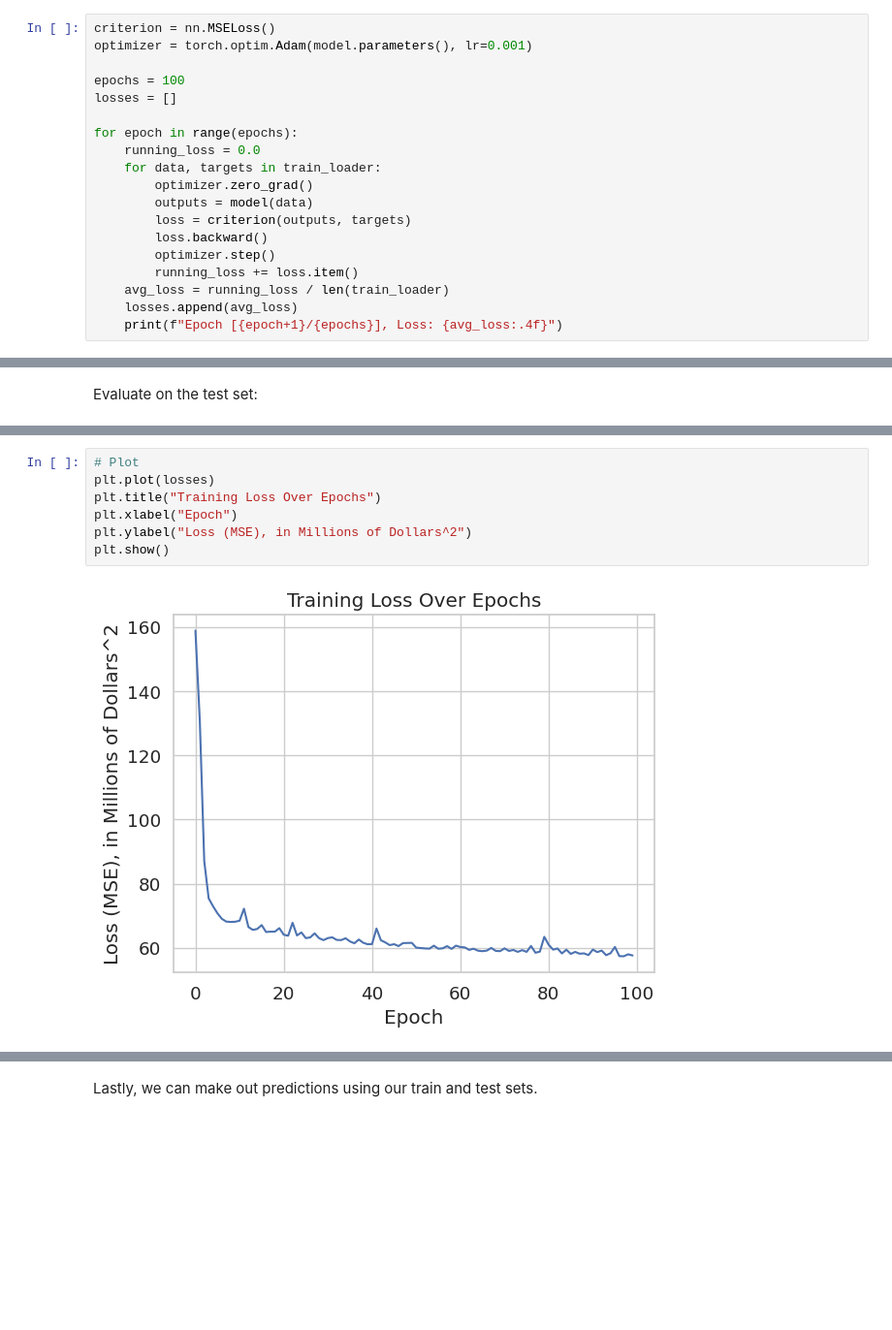
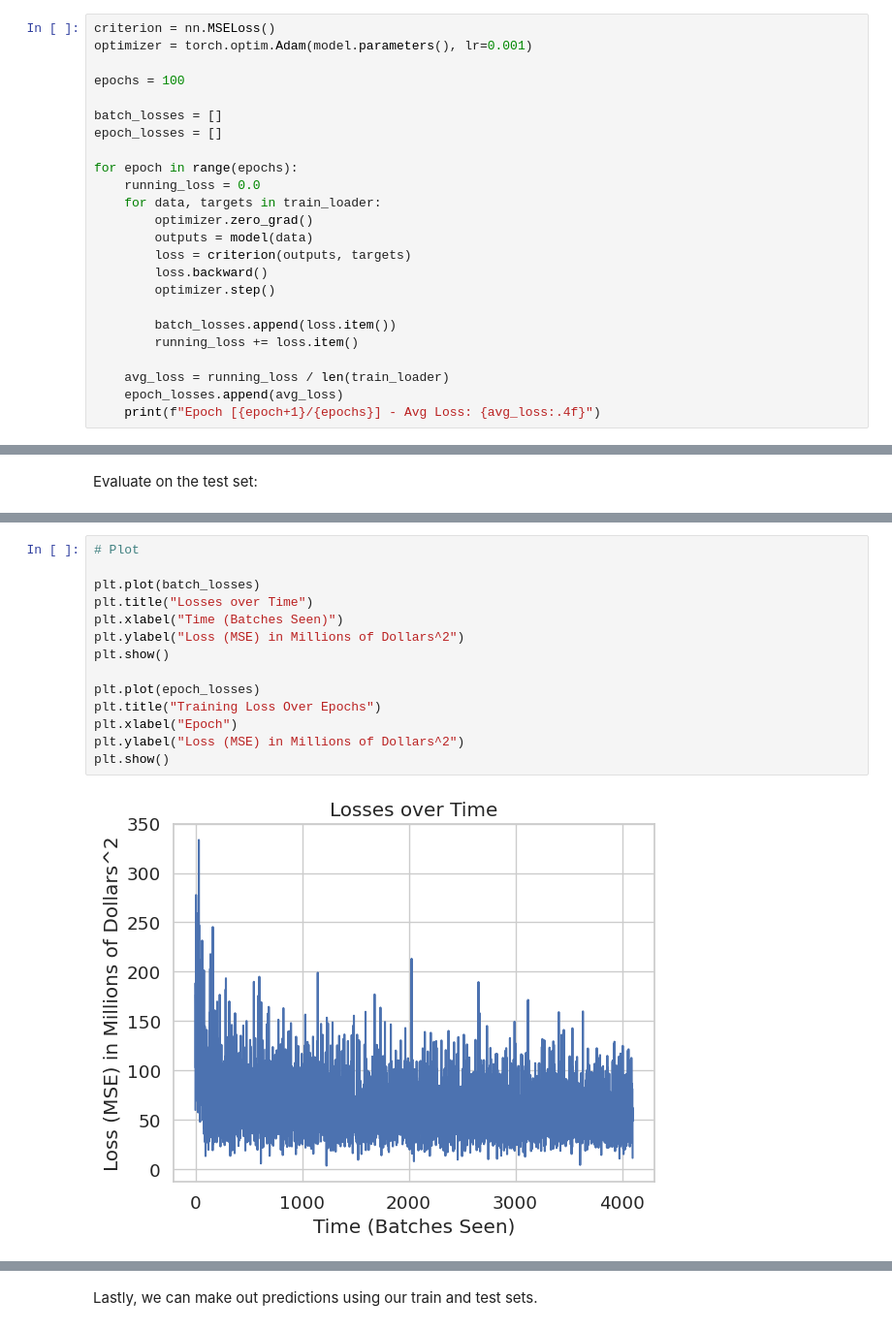
Before and after one commit to kashyapkolukula/CMSC320_S25_Project, a Jupyter notebook: FinalProject.ipynb, the cells around one changed output, grey strips where cells are left out. Shown at 97% size. Saved outputs shown, nothing was run; the diff lists cells and outputs as text; blank space fills up the shorter version.

Commit message:
added another loss plot

```diff
--- a/FinalProject.ipynb
+++ b/FinalProject.ipynb
@@ -632,7 +632,9 @@ criterion = nn.MSELoss()
 optimizer = torch.optim.Adam(model.parameters(), lr=0.001)
 
 epochs = 100
-losses = []
+
+batch_losses = []
+epoch_losses = []
 
 for epoch in range(epochs):
     running_loss = 0.0
@@ -642,8 +644,11 @@ for epoch in range(epochs):
         loss = criterion(outputs, targets)
         loss.backward()
         optimizer.step()
+
+        batch_losses.append(loss.item())
         running_loss += loss.item()
+
     avg_loss = running_loss / len(train_loader)
-    losses.append(avg_loss)
-    print(f"Epoch [{epoch+1}/{epochs}], Loss: {avg_loss:.4f}")
+    epoch_losses.append(avg_loss)
+    print(f"Epoch [{epoch+1}/{epochs}] - Avg Loss: {avg_loss:.4f}")
 # %% [output]
@@ -683,9 +688,16 @@ Test Loss (MSE): 62.92812208695845
 # %%
 # Plot
-plt.plot(losses)
+
+plt.plot(batch_losses)
+plt.title("Losses over Time")
+plt.xlabel("Time (Batches Seen)")
+plt.ylabel("Loss (MSE) in Millions of Dollars^2")
+plt.show()
+
+plt.plot(epoch_losses)
 plt.title("Training Loss Over Epochs")
 plt.xlabel("Epoch")
-plt.ylabel("Loss (MSE), in Millions of Dollars^2")
+plt.ylabel("Loss (MSE) in Millions of Dollars^2")
 plt.show()
 # %% [output]
-[figure, old version]
+[figure, new version]
```
Also changed, not shown: parts of 5 cells of this notebook.
